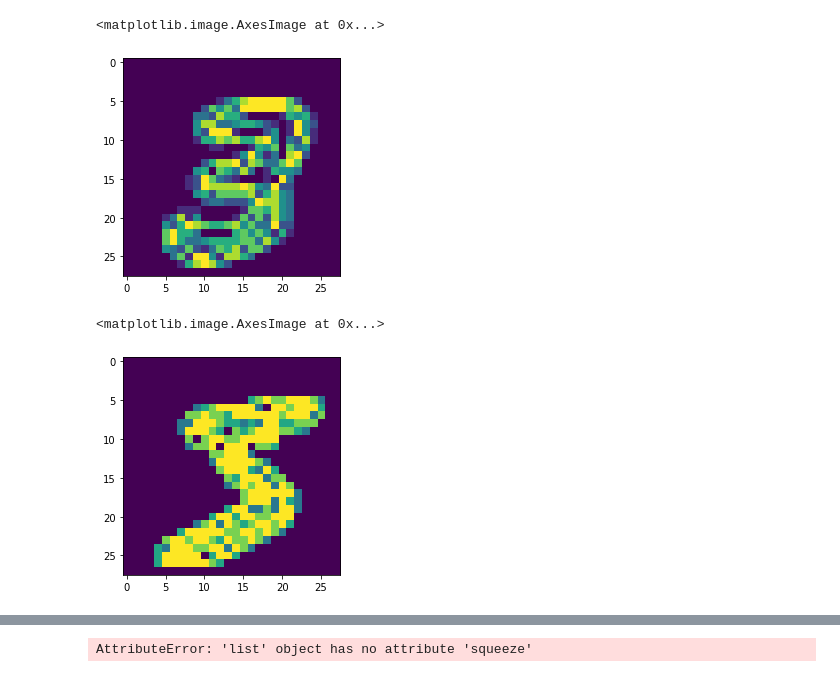
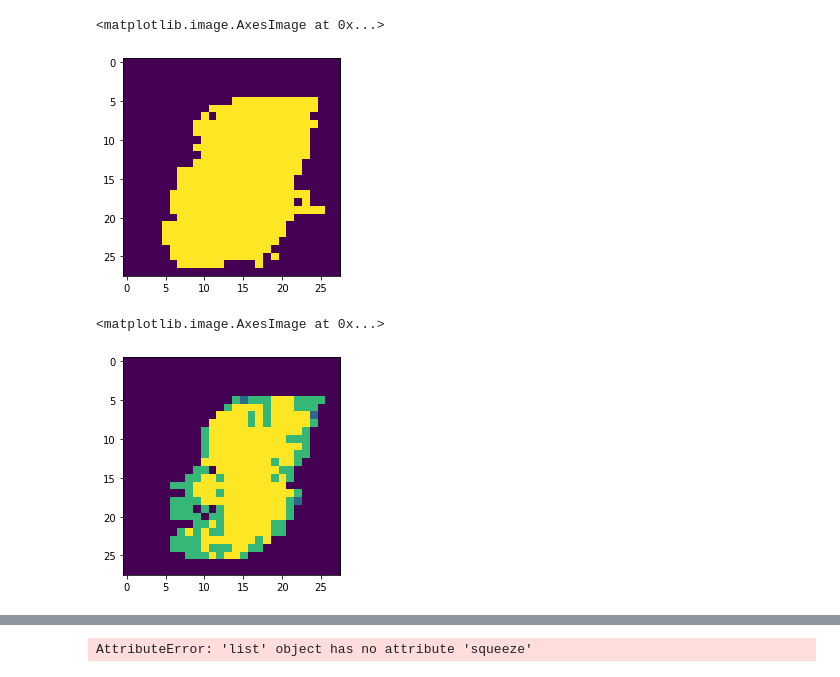
Before and after one commit to neilashm/SpykeTorch, a Jupyter notebook: lab1/SpikingHopfieldNet.ipynb, the cells around one changed output, grey strips where cells are left out. Saved outputs shown, nothing was run; the diff lists cells and outputs as text; code cells hidden in the pictures.

```diff
--- a/lab1/SpikingHopfieldNet.ipynb
+++ b/lab1/SpikingHopfieldNet.ipynb
@@ -81,7 +86,15 @@ class Column(nn.Module):
 # #MyColumn.ec.train_weights([torch.sum(torch.sum(MNIST_train[0][0],dim=0),dim=0)])
 # #plt.imshow(torch.sum(torch.sum(MNIST_train[0][0],dim=0),dim=0))
 
+
 MyColumn=Column()
-train_pattern=[torch.sum(torch.sum(MNIST_train[1][0],dim=0),dim=0)]#,torch.sum(torch.sum(MNIST_train[2][0],dim=0),dim=0)]#[torch.tensor([7,0,0,0,0,7,0,0,0,0,7,0,0,0,0,7]).type(torch.FloatTensor).reshape(4,4)]
+train_pattern = []
+for i in range(0,10):
+    train_pattern.append(torch.sum(torch.sum(MNIST_train[i][0],dim=0),dim=0))
+#train_pattern=[torch.sum(torch.sum(MNIST_train[1][0],dim=0),dim=0)]#,torch.sum(torch.sum(MNIST_train[2][0],dim=0), dim=0)]#[torch.tensor([7,0,0,0,0,7,0,0,0,0,7,0,0,0,0,7]).type(torch.FloatTensor).reshape(4,4)]
+#train_pattern is 1x28x28
 MyColumn.ec.train_weights(train_pattern)
-plt.imshow(train_pattern[0])
+
+noSTDPcolumn = Column()
+noSTDPcolumn.ec.train_weights(train_pattern)
+#plt.imshow(train_pattern[4])
@@ -103,9 +121,17 @@ init_weights = MyColumn.ec.W.clone()
 # %%
-out=[]
-weights=[]
-for i in range(100):
-    pattern=[torch.sum(MNIST_train[26][0],dim=1).reshape(8,784).clone(),torch.sum(MNIST_train[31][0],dim=1).reshape(8,784).clone()]
+outSTDP=[]
+out = []
+for i in range(0,10):
+    testPattern = []
+    testPattern.append(torch.sum(MNIST_train[i][0],dim=1).reshape(8,784).clone())
     #torch.tensor([0]*784).type(torch.FloatTensor)#torch.tensor([2,6,3,1,7,4,5,2,7,7,7,7,3,7,5,5]).type(torch.FloatTensor)#(torch.tensor([0,1,2,3,4,5,6,7]*2).type(torch.FloatTensor))#torch.sum(torch.sum(MNIST_train[1][0],dim=0),dim=0).reshape(784)-4)/4
-    out.append(MyColumn.ec.forward(pattern,threshold=100,num_iter=20).clone())
-    weights.append(MyColumn.ec.W.clone())
+    out.append(noSTDPcolumn.ec.forward(testPattern,threshold=100,num_iter=20, noSTDP=True).clone())
+    #weights.append(MyColumn.ec.W.clone())
+for j in range(0,20):
+    array = []
+    for i in range(0,10):
+        testPattern = []
+        testPattern.append(torch.sum(MNIST_train[i][0],dim=1).reshape(8,784).clone())
+        array.append(MyColumn.ec.forward(testPattern,threshold=100,num_iter=20).clone())
+    outSTDP.append(array)
 # %% [output]
@@ -140,10 +168,10 @@ Iteration:  4
 # %%
-plt.imshow(torch.sum(torch.sum(MNIST_train[7][0],dim=1),dim=0))
+plt.imshow(torch.sum(out[1].squeeze(0),dim=0))
 # %% [output]
 <matplotlib.image.AxesImage at 0x...>
-[figure, old version]
+[figure, new version]
 # %%
-plt.imshow(torch.sum(out[99].squeeze(0),dim=0))
+plt.imshow(torch.sum(outSTDP[9][1].squeeze(0),dim=0))
 # %% [output]
 <matplotlib.image.AxesImage at 0x...>
-[figure, old version]
+[figure, new version]
```
Also changed, not shown: parts of 18 cells of this notebook, 1 other file.
